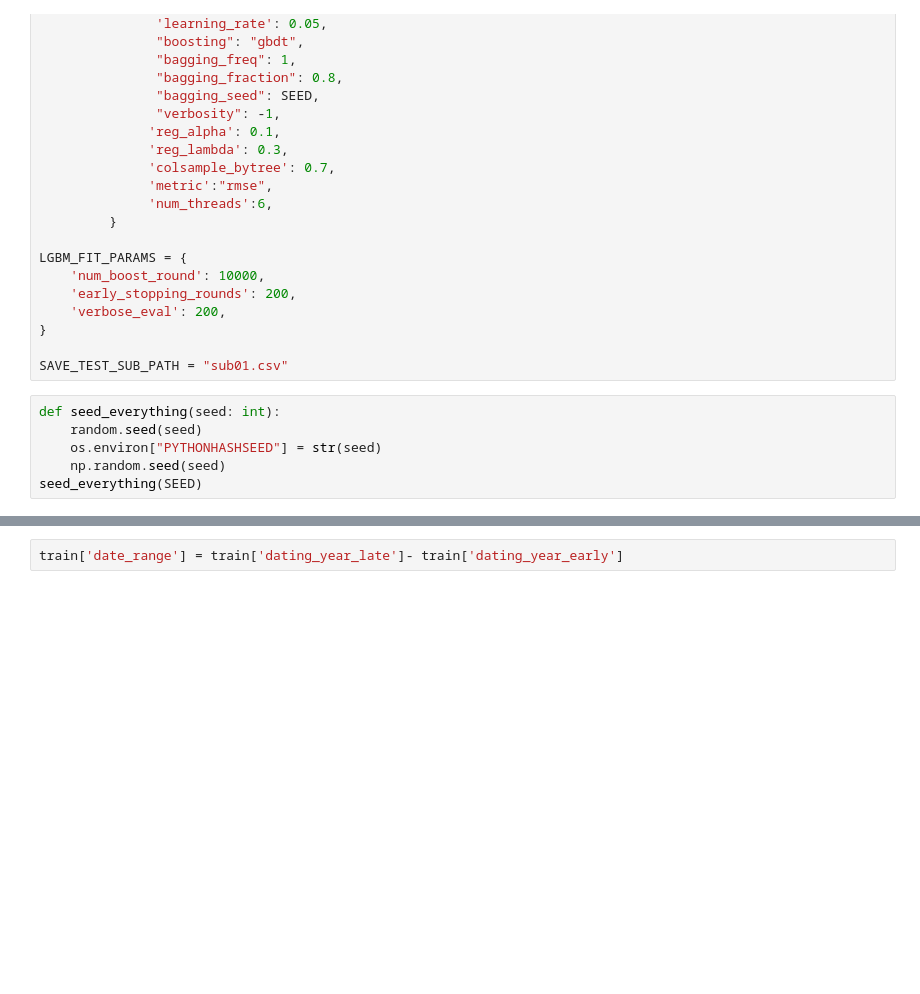
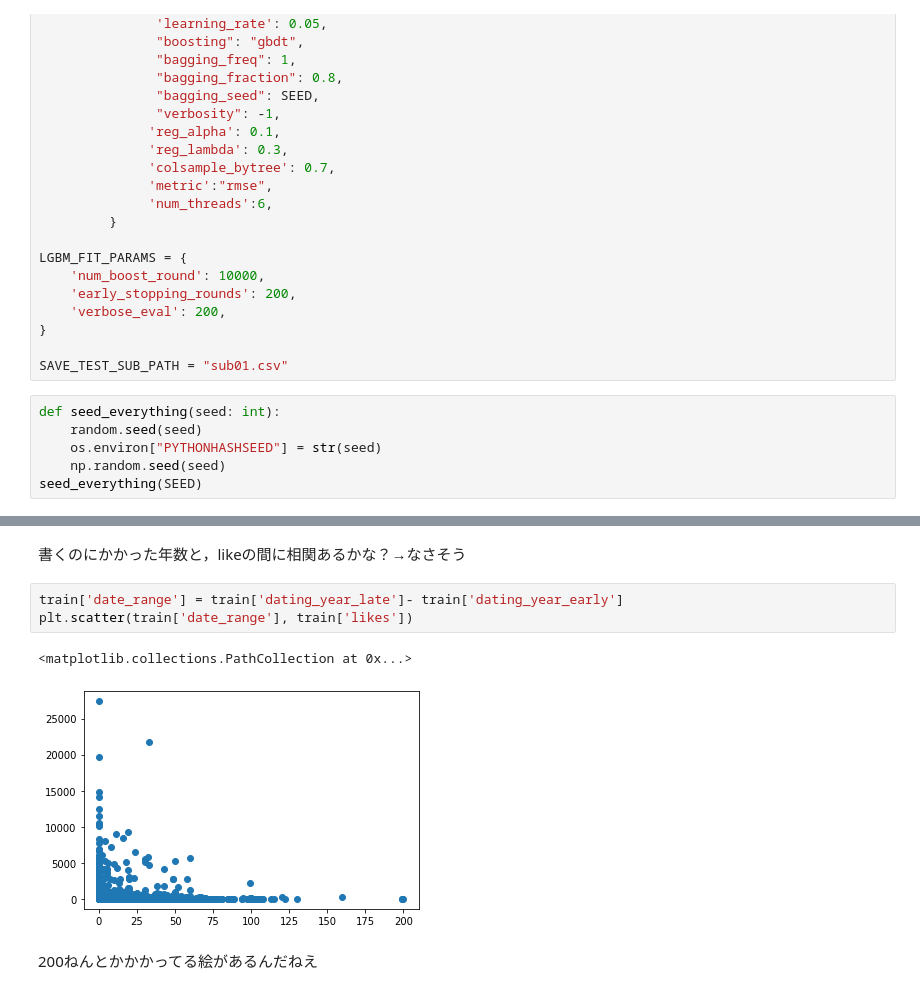
Before and after one commit to root4kaido/atma10, a Jupyter notebook: eda_01.ipynb, the cells around one changed output, grey strips where cells are left out. Cells and saved outputs as stored; diff of their text form; blank space fills up the shorter version.

```diff
--- a/eda_01.ipynb
+++ b/eda_01.ipynb
@@ -67,7 +77,15 @@ train
 | 6013 | 8080931113ed7da64ea2 | 2b10aa621afdeaf8db32 | Gezicht op de Beurs van Liverpool | Foto hoort bij een serie van 28 l... | Gezicht op de Beurs van Liverpool... | Francis Frith & Co. | Francis Frith & Co. | ... |
 12026 rows × 19 columns
+# %% [markdown]
+書くのにかかった年数と，likeの間に相関あるかな？→なさそう
 # %%
 train['date_range'] = train['dating_year_late']- train['dating_year_early']
+plt.scatter(train['date_range'], train['likes'])
+# %% [output]
+<matplotlib.collections.PathCollection at 0x...>
+[figure, added]
+# %% [markdown]
+200ねんとかかかってる絵があるんだねえ
 # %%
 plt.figure(figsize=(20, 4))
 plt.plot(train['date_range'].values)
```
Also changed, not shown: parts of 29 cells of this notebook, 9 other files.
